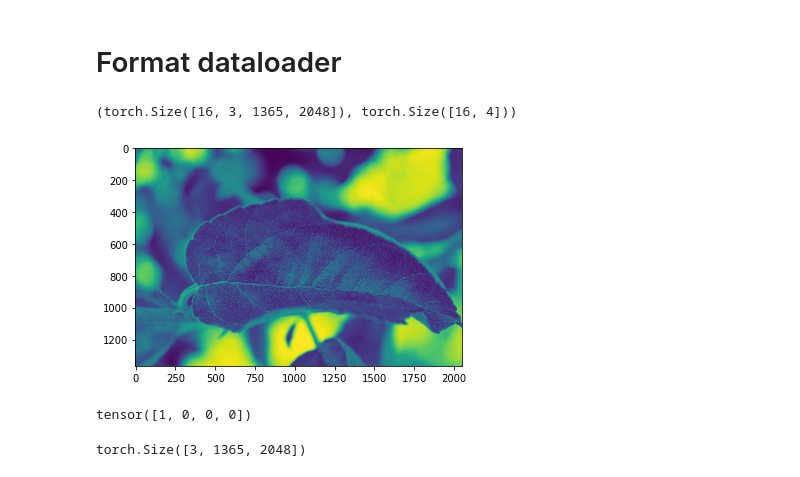
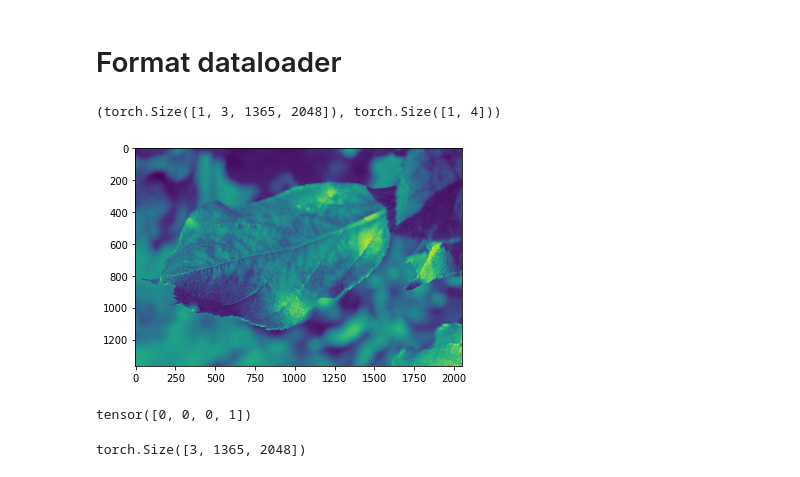
Before and after one commit to akorol98/Plant-Pathology, a Jupyter notebook: main.ipynb, the cells around one changed output. Saved outputs shown, nothing was run; the diff lists cells and outputs as text; code cells hidden in the pictures.

```diff
--- a/main.ipynb
+++ b/main.ipynb
@@ -6,9 +8,11 @@ import numpy as np
 import matplotlib.pyplot as plt
 import dataUtils.CustomDataset as CastomDataset
 # %%
-workers = 2
-btch_sz = 16
+workers = 1
+btch_sz = 1
 num_epochs = 10
+ncf = 16
 lr = 0.002
 beta1 = 0.5
+ngpu = 1
 # %%
@@ -59,14 +65,14 @@ dataloader = DataLoader(plant_dataset, batch_size=btch_sz,
 batch = next(iter(dataloader))
 batch['image'].shape, batch['labels'].shape
 # %% [output]
-(torch.Size([16, 3, 1365, 2048]), torch.Size([16, 4]))
+(torch.Size([1, 3, 1365, 2048]), torch.Size([1, 4]))
 # %%
-plt.imshow(batch['image'][2].sum(axis=0))
+plt.imshow(batch['image'][0].sum(axis=0))
 plt.show()
-print(batch['labels'][2])
+print(batch['labels'][0])
 # %% [output]
-[figure, old version]
+[figure, new version]
-tensor([1, 0, 0, 0])
+tensor([0, 0, 0, 1])
 # %%
 image = plant_dataset[245]['image']
 image.shape
```
Also changed, not shown: parts of 10 cells of this notebook.
